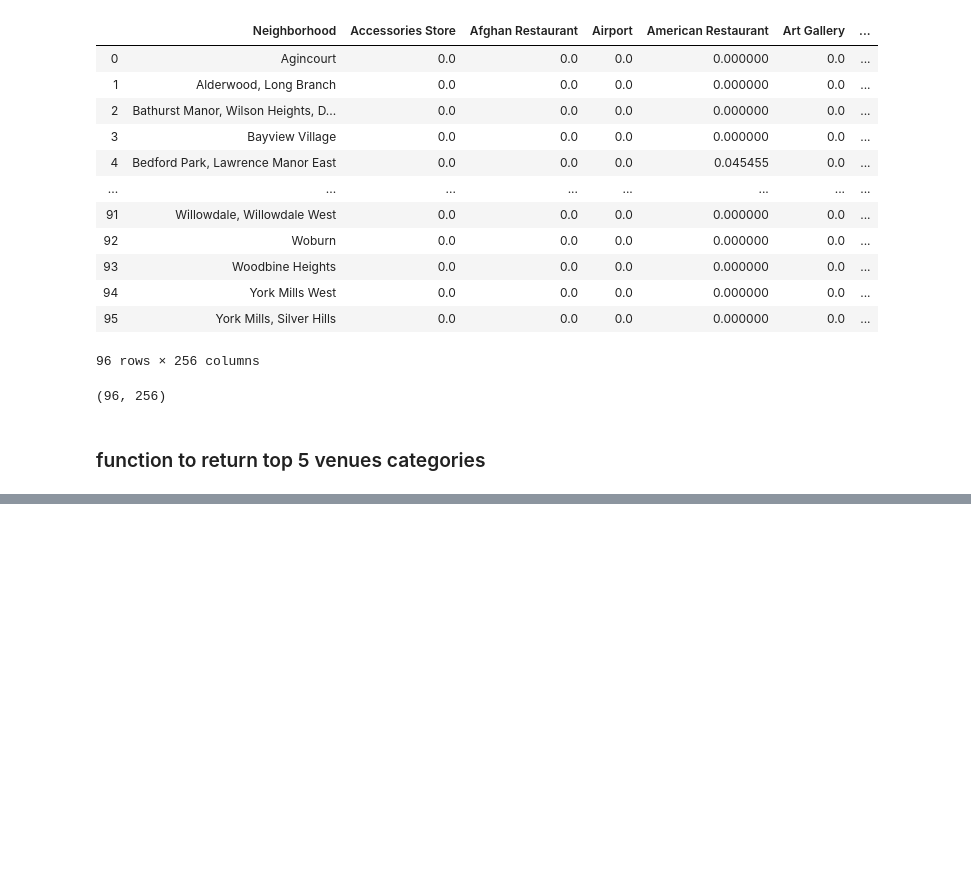
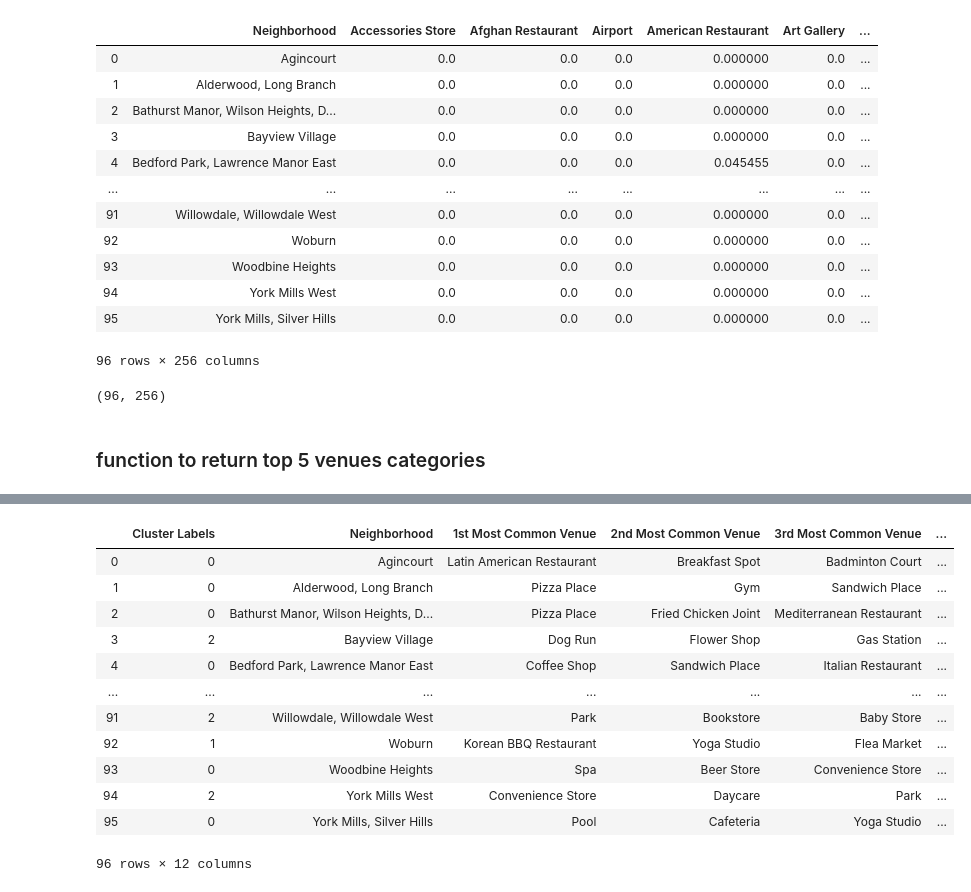
Before and after one commit to ishasahni2000/Coursera_Capstone, a Jupyter notebook: toronoto_Final.ipynb, the cells around one changed output, grey strips where cells are left out. Drawn from its saved outputs; the diff is of its cells as text; code cells hidden in the pictures; blank space fills up the shorter version.

```diff
--- a/toronoto_Final.ipynb
+++ b/toronoto_Final.ipynb
@@ -432,0 +445,18 @@ neighborhoods_venues_sorted.head(50)
+# %%
+neighborhoods_venues_sorted.insert(0, 'Cluster Labels', kmeans.labels_)
+# %%
+neighborhoods_venues_sorted
+# %% [output]
+|  | Cluster Labels | Neighborhood | 1st Most Common Venue | 2nd Most Common Venue | 3rd Most Common Venue | ... |
+| 0 | 0 | Agincourt | Latin American Restaurant | Breakfast Spot | Badminton Court | ... |
+| 1 | 0 | Alderwood, Long Branch | Pizza Place | Gym | Sandwich Place | ... |
+| 2 | 0 | Bathurst Manor, Wilson Heights, D... | Pizza Place | Fried Chicken Joint | Mediterranean Restaurant | ... |
+| 3 | 2 | Bayview Village | Dog Run | Flower Shop | Gas Station | ... |
+| 4 | 0 | Bedford Park, Lawrence Manor East | Coffee Shop | Sandwich Place | Italian Restaurant | ... |
+| ... | ... | ... | ... | ... | ... | ... |
+| 91 | 2 | Willowdale, Willowdale West | Park | Bookstore | Baby Store | ... |
+| 92 | 1 | Woburn | Korean BBQ Restaurant | Yoga Studio | Flea Market | ... |
+| 93 | 0 | Woodbine Heights | Spa | Beer Store | Convenience Store | ... |
+| 94 | 2 | York Mills West | Convenience Store | Daycare | Park | ... |
+| 95 | 0 | York Mills, Silver Hills | Pool | Cafeteria | Yoga Studio | ... |
+96 rows × 12 columns
```
Also changed, not shown: parts of 7 cells of this notebook.
